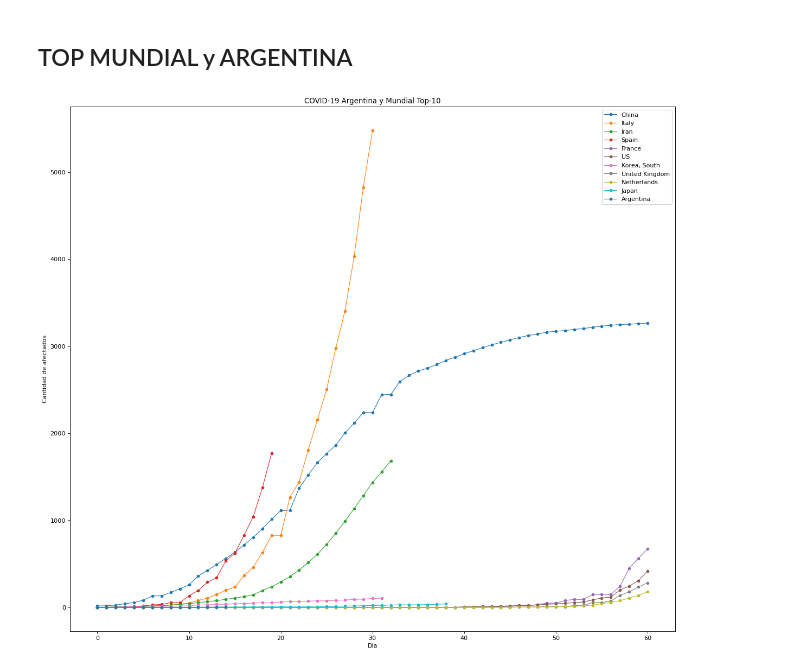
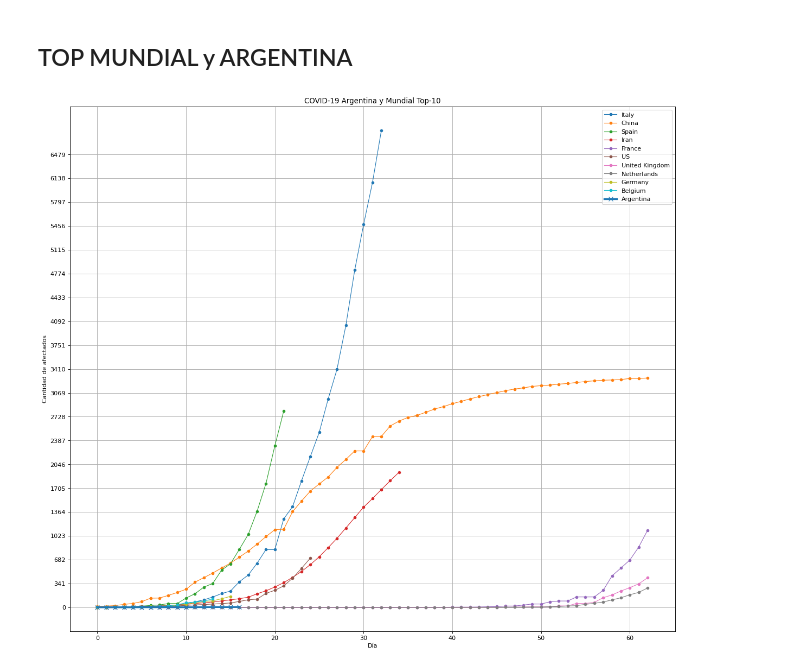
Before and after one commit to martingra/COVID19Argentina, a Jupyter notebook: COVID19ArgentinaTopWorldDeaths.ipynb, the cells around one changed output. Cells and saved outputs as stored; diff of their text form; code cells hidden in the pictures.

```diff
--- a/COVID19ArgentinaTopWorldDeaths.ipynb
+++ b/COVID19ArgentinaTopWorldDeaths.ipynb
@@ -46,20 +33,33 @@ sort.index[1]
 # %% [markdown]
 <h2>TOP MUNDIAL</h2>
 # %%
+grouped = confirmed_df.groupby(level=0).sum()
+sorted = grouped.sort_values(by=grouped.columns[grouped.columns.size-1], ascending=False)
+
 fig=plt.figure(figsize=(18, 16), dpi= 80, facecolor='w', edgecolor='k')
 
 legend = []
 
+max_val = 0
+
 for i in range(0,amount_of_countries):
-    data = confirmed_df.loc[sort.index[i],:][confirmed_df.loc[sort.index[i],:]>0].groupby(level=0).sum()
+    data = confirmed_df.loc[sorted.index[i],:][confirmed_df.loc[sorted.index[i],:]>0].groupby(level=0).sum()
     if isinstance(data, pd.DataFrame):
-        data = data.loc[sort.index[i],:]
+        data = data.loc[sorted.index[i],:]
+
+    if i == 0:
+        max_val = data.max()
+
     data.reset_index(drop=True, inplace=True)
     data.plot.line(marker="o", linewidth=1, markersize=4)
-    legend.append(sort.index[i])
+    legend.append(sorted.index[i])
 
 
-plt.title('COVID-19 Mundial Top-' + str(amount_of_countries))
+plt.yticks(np.arange(0, max_val, max_val/20))
+
+plt.grid(True)
+
+plt.title('COVID-19 Argentina y Mundial Top-' + str(amount_of_countries))
 plt.legend(legend)
 
 plt.xlabel('Día')
@@ -73,28 +73,38 @@ plt.show()
 # %%
 fig=plt.figure(figsize=(18, 16), dpi= 80, facecolor='w', edgecolor='k')
 
 legend = []
 
+max_val = 0
+
 for i in range(0,amount_of_countries):
-    data = confirmed_df.loc[sort.index[i],:][confirmed_df.loc[sort.index[i],:]>0].groupby(level=0).sum()
+    data = confirmed_df.loc[sorted.index[i],:][confirmed_df.loc[sorted.index[i],:]>0].groupby(level=0).sum()
     if isinstance(data, pd.DataFrame):
-        data = data.loc[sort.index[i],:]
+        data = data.loc[sorted.index[i],:]
+
+    if i == 0:
+        max_val = data.max()
+
     data.reset_index(drop=True, inplace=True)
     data.plot.line(marker="o", linewidth=1, markersize=4)
-    legend.append(sort.index[i])
+    legend.append(sorted.index[i])
 
 
 arg = confirmed_df.loc['Argentina',:][confirmed_df.loc['Argentina',:]>0]
 arg.reset_index(drop=True, inplace=True)
-arg.plot.line(marker="o", linewidth=1, markersize=4)
+arg.plot.line(marker="x", linewidth=3, markersize=8)
 legend.append('Argentina')
+
+plt.yticks(np.arange(0, max_val, max_val/20))
+
+plt.grid(True)
 
 plt.title('COVID-19 Argentina y Mundial Top-' + str(amount_of_countries))
 plt.legend(legend)
 
 plt.xlabel('Día')
 plt.ylabel('Cantidad de afectados')
 
 plt.show()
 # %% [output]
-[figure, old version]
+[figure, new version]
```
Also changed, not shown: parts of 4 cells of this notebook, 26 other files.
